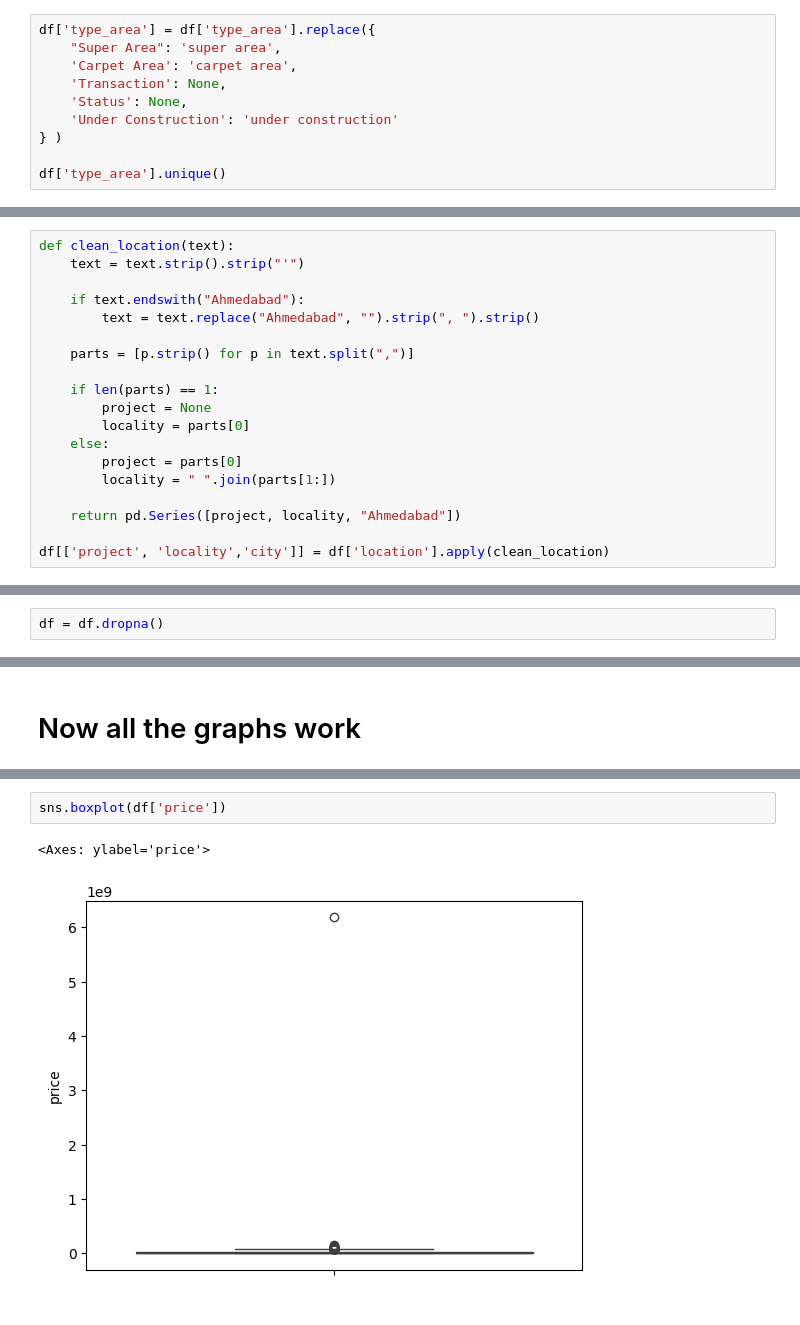
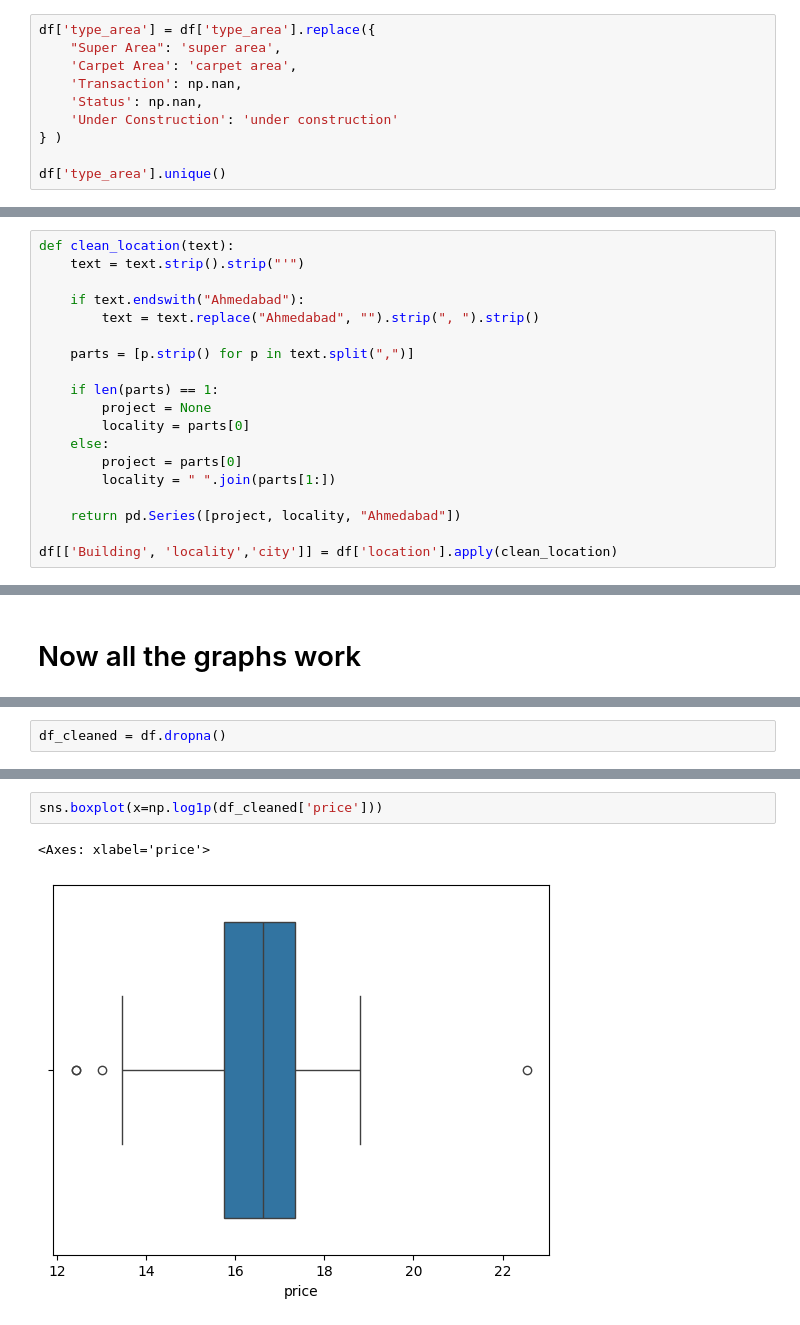
Before and after one commit to bunny-ml/Ahmedabad-Flat-Price-, a Jupyter notebook: notebooks/01_data_cleaning_code.ipynb, the cells around one changed output, grey strips where cells are left out. Cells and saved outputs as stored; diff of their text form.

```diff
--- a/notebooks/01_data_cleaning_code.ipynb
+++ b/notebooks/01_data_cleaning_code.ipynb
@@ -153,8 +126,8 @@ array(['3444', '3876', '3738', ..., '10121', '8984', '11250'],
 df['type_area'] = df['type_area'].replace({
     "Super Area": 'super area',
     'Carpet Area': 'carpet area',
-    'Transaction': None,
-    'Status': None,
+    'Transaction': np.nan,
+    'Status': np.nan,
     'Under Construction': 'under construction'
 } )
 
@@ -496,7 +469,7 @@ def clean_location(text):
 
     return pd.Series([project, locality, "Ahmedabad"])
 
-df[['project', 'locality','city']] = df['location'].apply(clean_location)
+df[['Building', 'locality','city']] = df['location'].apply(clean_location)
 # %%
 df = df[df['price'] != 'Call for Price']
 df = df.replace('', np.nan).dropna()
@@ -552,3 +525 @@ df.isnull().mean() * 100
 dtype: float64
-# %%
-df = df.dropna()
@@ -647,0 +687,2 @@ sns.scatterplot(df['price'])
+# %%
+df_cleaned = df.dropna()
@@ -648,5 +698,5 @@ sns.scatterplot(df['price'])
 # %%
-sns.boxplot(df['price'])
+sns.boxplot(x=np.log1p(df_cleaned['price']))
 # %% [output]
-<Axes: ylabel='price'>
+<Axes: xlabel='price'>
-[figure, old version]
+[figure, new version]
```
Also changed, not shown: parts of 46 cells of this notebook.
